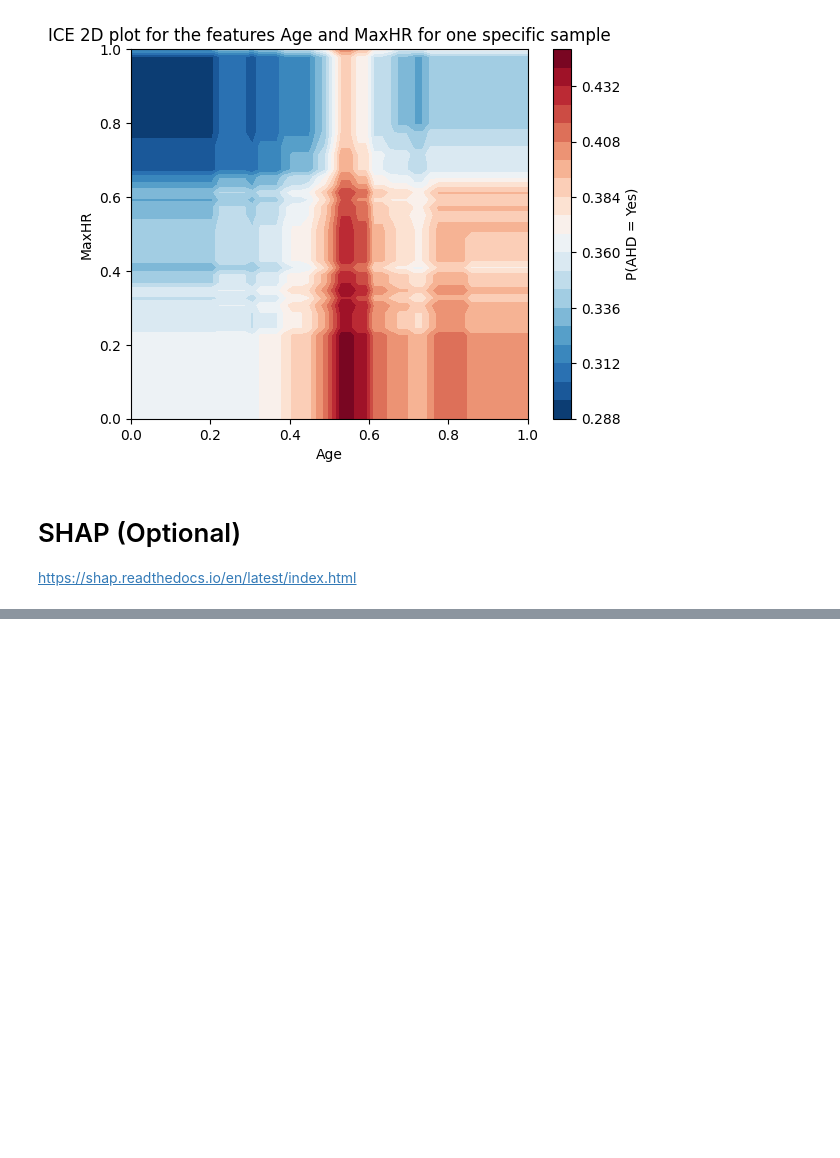
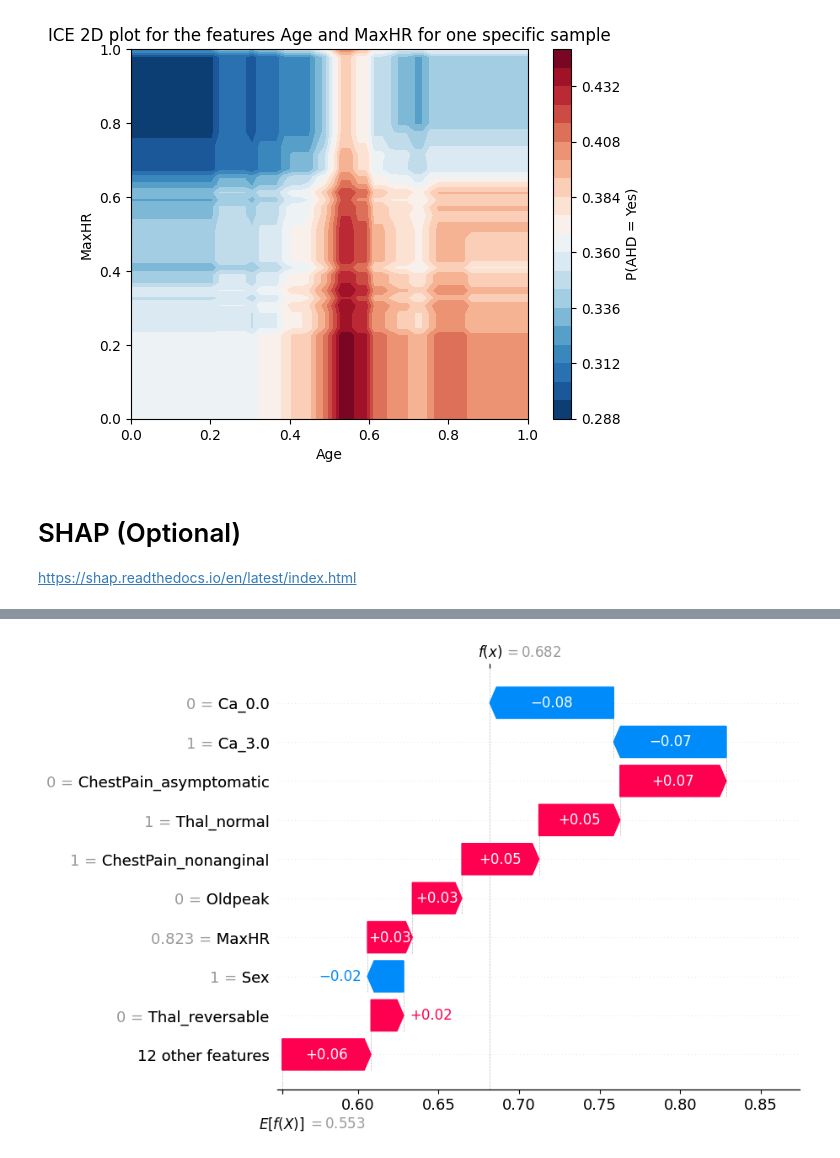
Before and after one commit to AMCO-UniPD/ML_lab_DEI_public, a Jupyter notebook: LAB9_XAI.ipynb, the cells around one changed output, grey strips where cells are left out. Saved outputs shown, nothing was run; the diff lists cells and outputs as text; code cells hidden in the pictures; blank space fills up the shorter version.

```diff
--- a/LAB9_XAI.ipynb
+++ b/LAB9_XAI.ipynb
@@ -336,0 +336,7 @@ shap.summary_plot(shap_values1, feature_names=csv_dataset.columns)
+# %%
+# single sample explanation
+shap_values_test = explainer(X_test)          # shap values of test set (local explanation)
+shap_values_test1 = shap_values_test[:, :, 0]       # we only care about the shap values for the class 0 (the other class will be just the opposite)
+shap.waterfall_plot(shap_values_test1[0])
+# %% [output]
+[figure, added]
```
Also changed, not shown: parts of 1 cell of this notebook.
